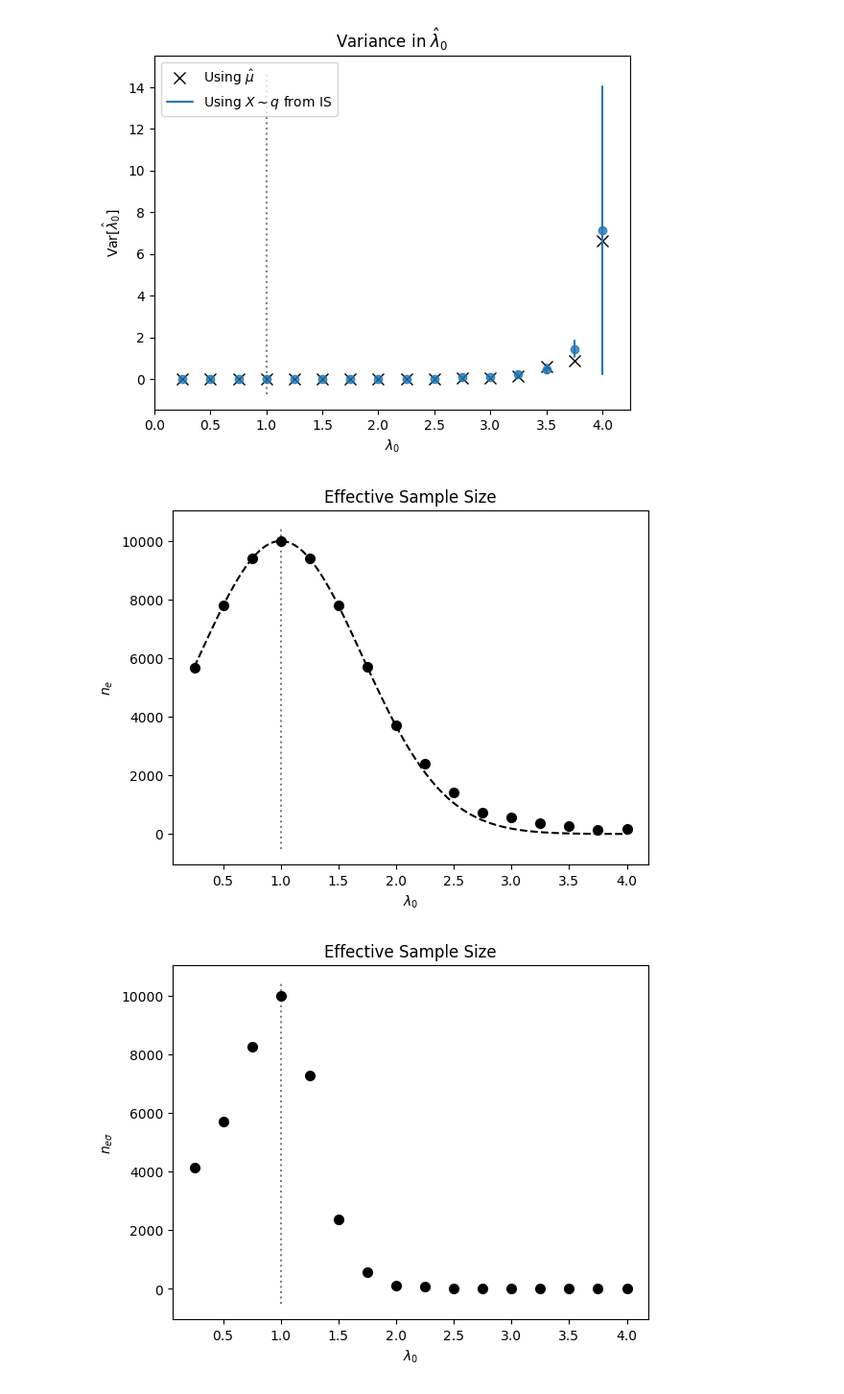
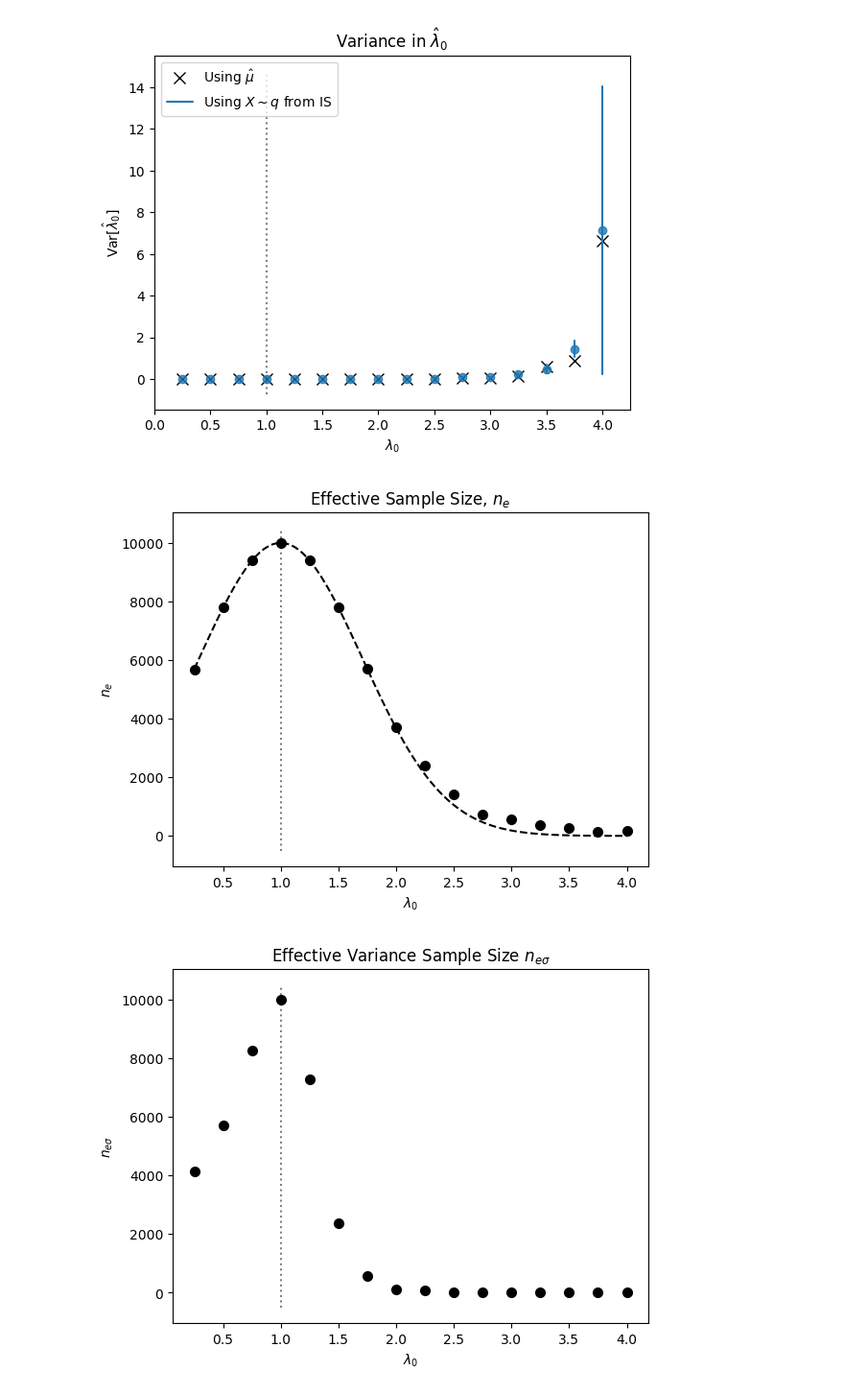
Before and after one commit to hamzaelsaawy/ImportanceSampling, a Jupyter notebook: examples/poisson_tilt.ipynb, the cells around one changed output. Shown at 96% size. Cells and saved outputs as stored; diff of their text form; code cells hidden in the pictures.

```diff
--- a/examples/poisson_tilt.ipynb
+++ b/examples/poisson_tilt.ipynb
@@ -76,20 +76,20 @@ nes_pred = niters ./ [exp((λ0-λ)^2*λ) for λ0 in λ0s_pred]
 plot(λ0s_pred, nes_pred, "--k")
 plot(λ0s, nes_avg, "ko", ms=7)
 vlines(1, ylim()..., color="grey", linestyle="dotted")
-title("Effective Sample Size")
+title("Effective Sample Size, " * L"n_{e}")
 xlabel(L"\lambda_0")
 ylabel(L"n_e")
 savefig("../img/poisson_ne.png", bbox_inches="tight")
 ;
 # %% [output]
-[figure, old version]
+[figure, new version]
 # %%
 plot(λ0s, neσs_avg, "ko", ms=7)
 vlines(1, ylim()..., color="grey", linestyle="dotted")
-title("Effective Sample Size")
+title("Effective Variance Sample Size " * L"n_{e\sigma}")
 xlabel(L"\lambda_0")
 ylabel(L"n_{e\sigma}")
 savefig("../img/poisson_nesigma.png", bbox_inches="tight")
 ;
 # %% [output]
-[figure, old version]
+[figure, new version]
```
Also changed, not shown: parts of 4 cells of this notebook, 6 other files.
